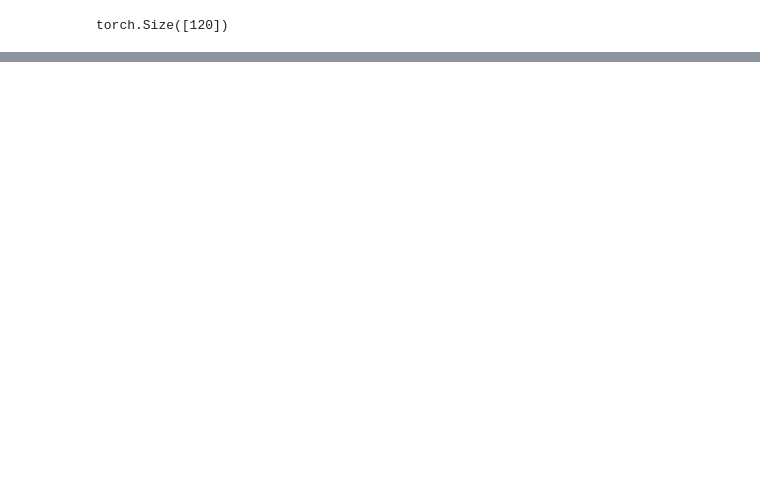
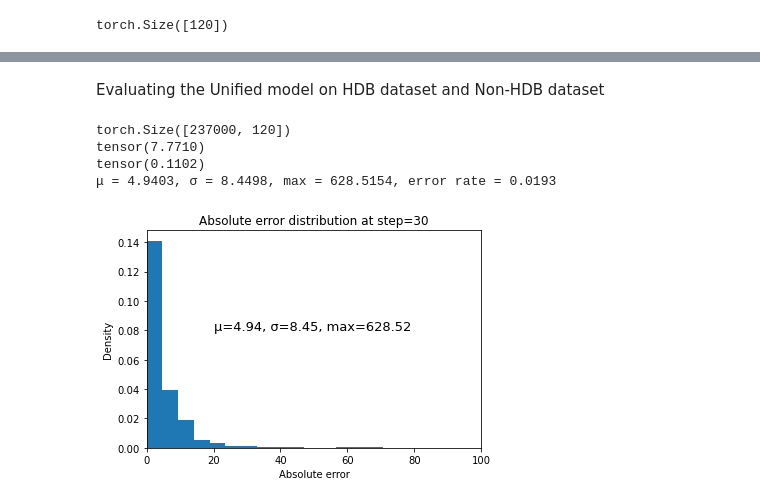
Before and after one commit to JIANGYUE61610306/carpark_prediction, a Jupyter notebook: carpark.ipynb, the cells around one changed output, grey strips where cells are left out. Saved outputs shown, nothing was run; the diff lists cells and outputs as text; code cells hidden in the pictures; blank space fills up the shorter version.

Commit message:
Update model features and add HDB model and non-HDB model code
Add HDB/non-HDB feature to the model; Add separate models for HDB dataset and non-HDB dataset

```diff
--- a/carpark.ipynb
+++ b/carpark.ipynb
@@ -374,3 +400,63 @@ plt.title(f"Absolute error distribution at step={step}");
 
 # for idx in range(5, 10):
 #     best_model.plot_prediction(x, raw_predictions, idx=idx, add_loss_to_title=True);
+# %% [markdown]
+Evaluating the Unified model on HDB dataset and Non-HDB dataset
+# %%
+context_length = 12*60
+prediction_length = 2*60
+
+training_cutoff = 17*24*60
+validation_cutoff = 19*24*60
+test_cutoff = 21*24*60
+
+test_HDB = TimeSeriesDataSet(
+    carpark_data_HDB,
+    time_idx="tid",
+    group_ids=["sid"],
+    target="AvailableLots",
+    time_varying_unknown_reals=["AvailableLots"],
+    max_encoder_length=context_length,
+    max_prediction_length=prediction_length,
+    static_categoricals = ["Agency"],
+    time_varying_known_categoricals=["min", "Weekday"],
+        min_prediction_idx=validation_cutoff + 1
+)
+
+test_HDB_sampler = subset_sampler(test_HDB, 0.05)
+test_HDB_dataloader = test_HDB.to_dataloader(batch_size=500, num_workers=8,
+                                     shuffle=False, sampler=test_HDB_sampler)
+predictions = best_model.predict(test_HDB_dataloader, batch_size=500, show_progress_bar=True)
+print(predictions.shape)
+actuals = torch.cat([y[0] for _, y in iter(test_HDB_dataloader)])
+mask = actuals > 1.0
+abs_error = torch.abs(predictions - actuals)
+abs_error.shape
+print(torch.mean(abs_error * mask))
+abs_error_steps = torch.mean(abs_error * mask, dim=0)
+abs_error_steps.shape
+mape = abs_error / (actuals + 1e-5)
+print(torch.mean(mape * mask))
+mape_steps = torch.mean(mape * mask, dim=0)
+n = abs_error.shape[0]
+step = 30 # 30 mins later
+
+abs_error_step = abs_error[:, step-1] * mask[:, step-1]
+
+σ, μ = torch.std_mean(abs_error_step)
+print(f"μ = {μ:.4f}, σ = {σ:.4f}, max = {abs_error_step.max():.4f}, error rate = {μ/carpark_data_HDB.groupby(['sid'])['AvailableLots'].max().mean():.4f}")
+xs = abs_error_step[torch.randperm(n)[:1000]].cpu().numpy()
+n = len(abs_error_step)
+plt.hist(xs, 100, density=True)
+plt.xlim(0, 100)
+plt.xlabel("Absolute error")
+plt.ylabel("Density")
+plt.text(20, 0.08, f"μ={μ:.2f}, σ={σ:.2f}, max={abs_error_step.max():.2f}",
+         fontsize=13)
+plt.title(f"Absolute error distribution at step={step}");
+# %% [output]
+torch.Size([237000, 120])
+tensor(7.7710)
+tensor(0.1102)
+μ = 4.9403, σ = 8.4498, max = 628.5154, error rate = 0.0193
+[figure, added]
```
Also changed, not shown: parts of 32 cells of this notebook.
